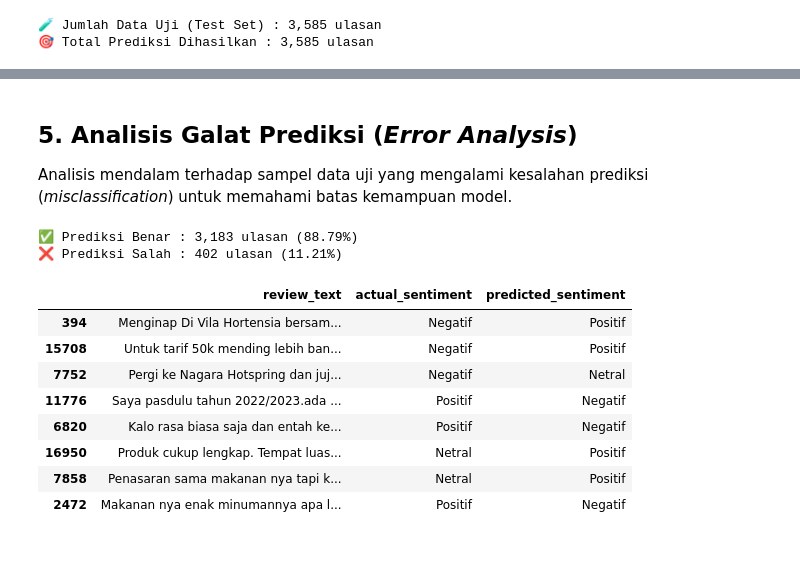
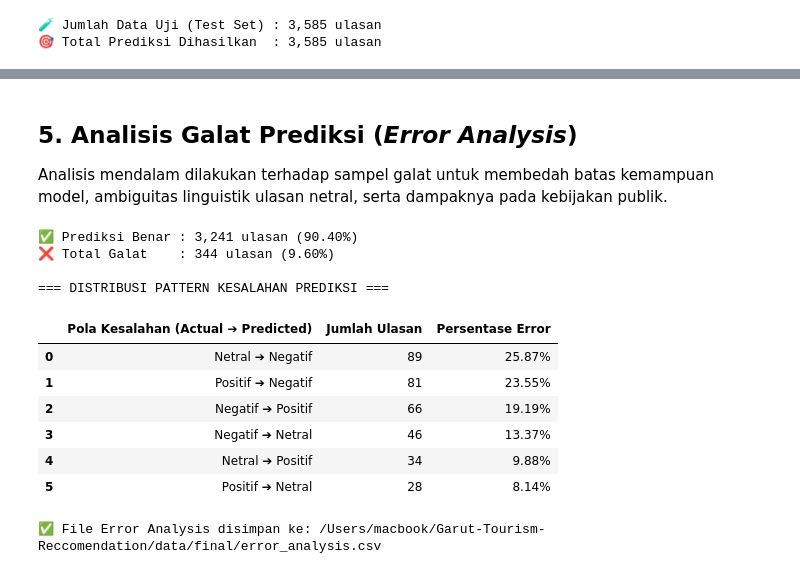
Before and after one commit to asifalestari/Garut-Tourism-Reccomendation, a Jupyter notebook: notebooks/04_wbs_evaluation.ipynb, the cells around one changed output, grey strips where cells are left out. Drawn from its saved outputs; the diff is of its cells as text; code cells hidden in the pictures.

```diff
--- a/notebooks/04_wbs_evaluation.ipynb
+++ b/notebooks/04_wbs_evaluation.ipynb
@@ -186,37 +311,49 @@ display(tabel_komparasi_baseline)
 # %% [markdown]
 ## 5. Analisis Galat Prediksi (*Error Analysis*)
 
-Analisis mendalam terhadap sampel data uji yang mengalami kesalahan prediksi (*misclassification*) untuk memahami batas kemampuan model.
+Analisis mendalam dilakukan terhadap sampel galat untuk membedah batas kemampuan model, ambiguitas linguistik ulasan netral, serta dampaknya pada kebijakan publik.
 # %%
-# Identifikasi Kasus Salah Prediksi
-sentiment_names = {0: "Negatif", 1: "Netral", 2: "Positif"}
+sentiment_names = {0: "Positif", 1: "Netral", 2: "Negatif"}
+
+# Konstruksi DataFrame Evaluasi Uji
 df_test_analysis = pd.DataFrame({
-    "review_text": df.loc[X_test_raw.index, "review_text"],
-    "cleaned_text": X_test_raw.values,
-    "actual_label": y_test.values,
-    "actual_sentiment": [sentiment_names[i] for i in y_test.values],
+    "review_text": [df.loc[df["cleaned_text"] == txt, "review_text"].values[0] if len(df.loc[df["cleaned_text"] == txt]) > 0 else txt for txt in X_test_raw],
+    "cleaned_text": X_test_raw,
+    "actual_label": y_test,
     "predicted_label": y_pred,
+    "actual_sentiment": [sentiment_names[i] for i in y_test],
     "predicted_sentiment": [sentiment_names[i] for i in y_pred]
 })
 
 df_test_analysis["is_correct"] = df_test_analysis["actual_label"] == df_test_analysis["predicted_label"]
-total_errors = (~df_test_analysis["is_correct"]).sum()
-total_correct = df_test_analysis["is_correct"].sum()
+df_errors = df_test_analysis[~df_test_analysis["is_correct"]].copy()
 
-print(f"✅ Prediksi Benar : {total_correct:,} ulasan ({total_correct/len(y_test)*100:.2f}%)")
-print(f"❌ Prediksi Salah : {total_errors:,} ulasan ({total_errors/len(y_test)*100:.2f}%)")
+# Hitung Rekapitulasi Jenis Pergeseran Galat (Actual -> Predicted)
+df_errors["error_pattern"] = df_errors["actual_sentiment"] + " ➔ " + df_errors["predicted_sentiment"]
+error_summary = df_errors["error_pattern"].value_counts().reset_index()
+error_summary.columns = ["Pola Kesalahan (Actual ➔ Predicted)", "Jumlah Ulasan"]
+error_summary["Persentase Error"] = (error_summary["Jumlah Ulasan"] / len(df_errors) * 100).map("{:.2f}%".format)
 
-# Contoh Kasus Salah Prediksi
-display(df_test_analysis[~df_test_analysis["is_correct"]][["review_text", "actual_sentiment", "predicted_sentiment"]].head(8))
+print(f"✅ Prediksi Benar : {(df_test_analysis['is_correct']).sum():,} ulasan ({((df_test_analysis['is_correct']).sum()/len(y_test)*100):.2f}%)")
+print(f"❌ Total Galat    : {len(df_errors):,} ulasan ({(len(df_errors)/len(y_test)*100):.2f}%)\n")
+
+print("=== DISTRIBUSI PATTERN KESALAHAN PREDIKSI ===")
+display(error_summary)
+
+# Simpan Laporan Error ke CSV
+error_csv_path = settings.FINAL_DATA_DIR / "error_analysis.csv"
+df_errors.to_csv(error_csv_path, index=False)
+print(f"\n✅ File Error Analysis disimpan ke: {error_csv_path}")
 # %% [output]
-✅ Prediksi Benar : 3,183 ulasan (88.79%)
-❌ Prediksi Salah : 402 ulasan (11.21%)
+✅ Prediksi Benar : 3,241 ulasan (90.40%)
+❌ Total Galat    : 344 ulasan (9.60%)
+
+=== DISTRIBUSI PATTERN KESALAHAN PREDIKSI ===
-|  | review_text | actual_sentiment | predicted_sentiment |
-| 394 | Menginap Di Vila Hortensia bersam... | Negatif | Positif |
-| 15708 | Untuk tarif 50k mending lebih ban... | Negatif | Positif |
-| 7752 | Pergi ke Nagara Hotspring dan juj... | Negatif | Netral |
-| 11776 | Saya pasdulu tahun 2022/2023.ada ... | Positif | Negatif |
-| 6820 | Kalo rasa biasa saja dan entah ke... | Positif | Negatif |
-| 16950 | Produk cukup lengkap. Tempat luas... | Netral | Positif |
-| 7858 | Penasaran sama makanan nya tapi k... | Netral | Positif |
-| 2472 | Makanan nya enak minumannya apa l... | Positif | Negatif |
+|  | Pola Kesalahan (Actual ➔ Predicted) | Jumlah Ulasan | Persentase Error |
+| 0 | Netral ➔ Negatif | 89 | 25.87% |
+| 1 | Positif ➔ Negatif | 81 | 23.55% |
+| 2 | Negatif ➔ Positif | 66 | 19.19% |
+| 3 | Negatif ➔ Netral | 46 | 13.37% |
+| 4 | Netral ➔ Positif | 34 | 9.88% |
+| 5 | Positif ➔ Netral | 28 | 8.14% |
+✅ File Error Analysis disimpan ke: /Users/macbook/Garut-Tourism-Reccomendation/data/final/error_analysis.csv
```
Also changed, not shown: parts of 15 cells of this notebook, 18 other files.
